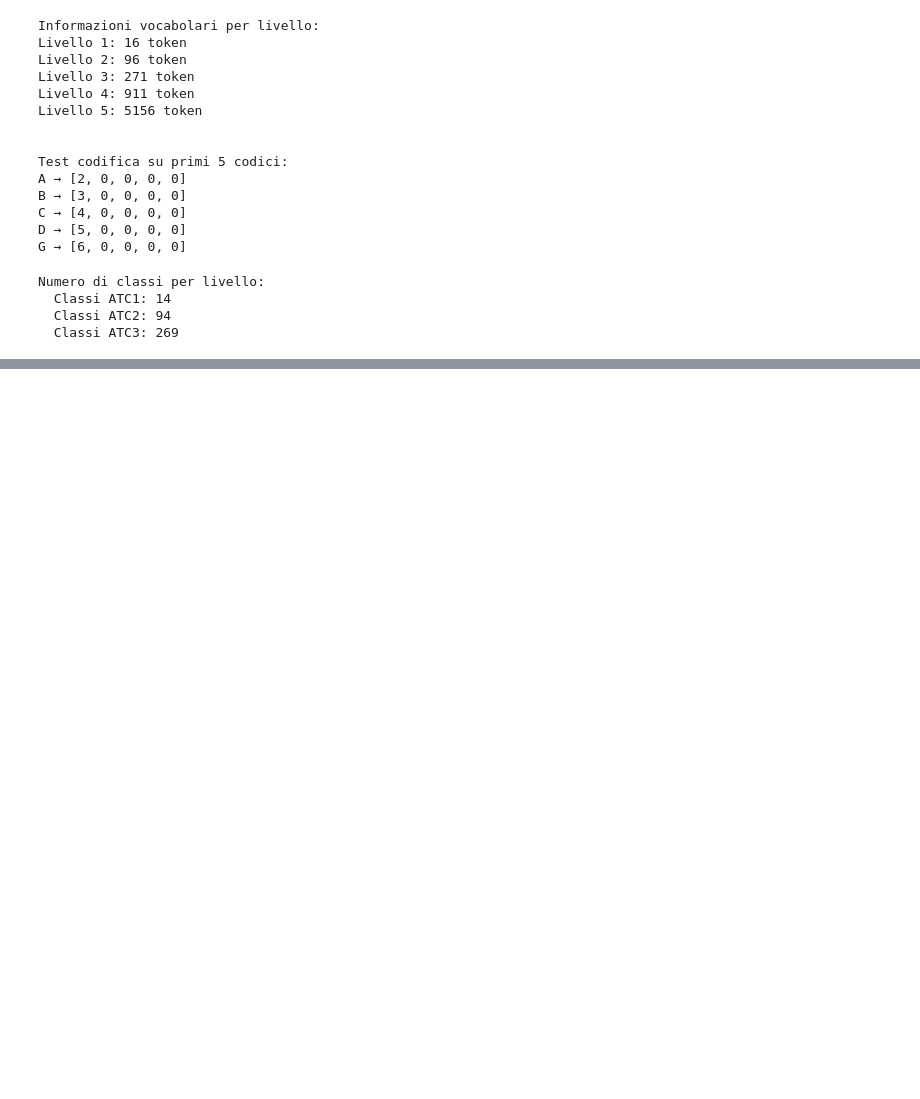
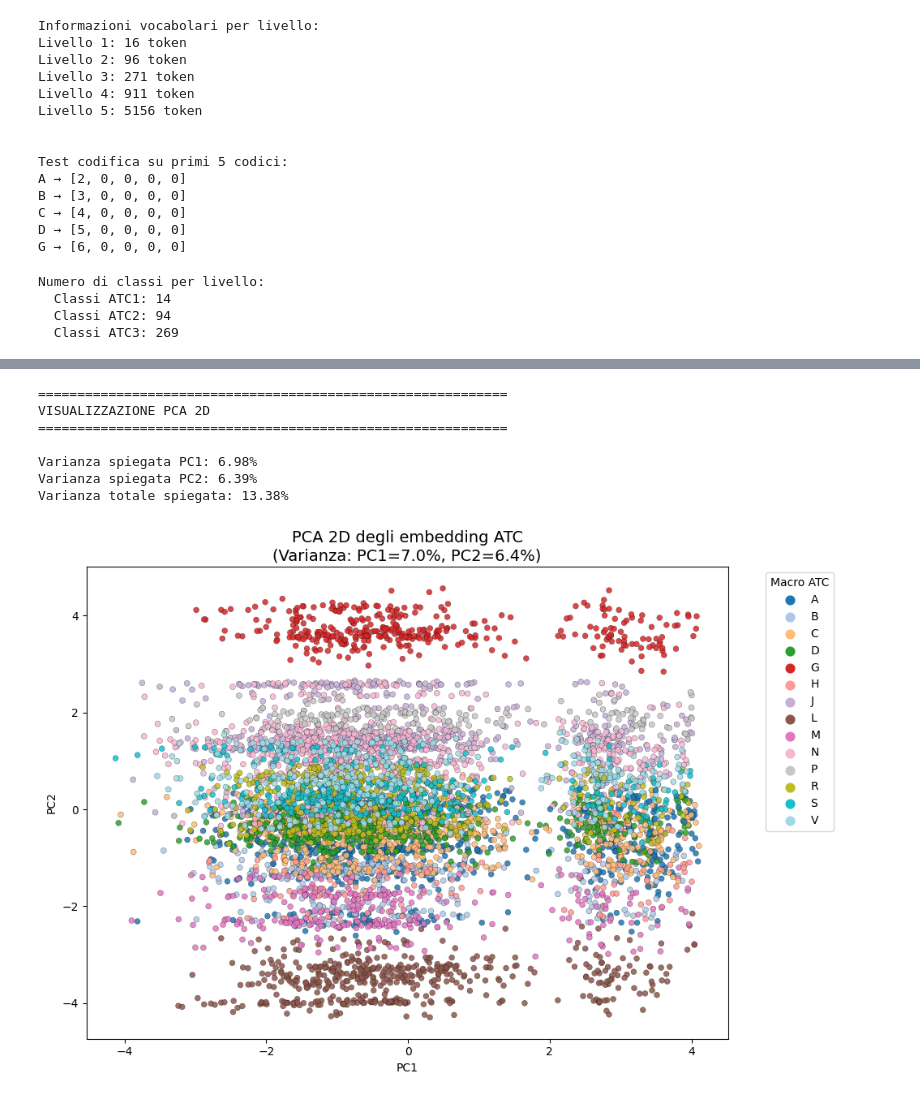
Before and after one commit to GioRoss/CodificaGerarchicaCodiciATC, a Jupyter notebook: CodificaGerarchicaCodiciATC.ipynb, the cells around one changed output, grey strips where cells are left out. Drawn from its saved outputs; the diff is of its cells as text; code cells hidden in the pictures; blank space fills up the shorter version.

```diff
--- a/CodificaGerarchicaCodiciATC.ipynb
+++ b/CodificaGerarchicaCodiciATC.ipynb
@@ -866,0 +894,55 @@ Distanza media per ATC1 diversa: 13.491
+# %%
+# VISUALIZZAZIONE PCA 2D
+
+print("\n" + "="*60)
+print("VISUALIZZAZIONE PCA 2D")
+print("="*60)
+
+macro = np.array([c[0] if isinstance(c, str) and len(c) > 0 else "?" for c in codes])
+unique_macro = sorted(set(macro))
+macro_to_id = {m: i for i, m in enumerate(unique_macro)}
+macro_ids = np.array([macro_to_id[m] for m in macro])
+
+pca = PCA(n_components=2, random_state=42)
+pca_2d = pca.fit_transform(emb_np)
+
+# Stampa informazioni sulla varianza spiegata
+var = pca.explained_variance_ratio_
+print(f"\nVarianza spiegata PC1: {var[0]*100:.2f}%")
+print(f"Varianza spiegata PC2: {var[1]*100:.2f}%")
+print(f"Varianza totale spiegata: {sum(var)*100:.2f}%")
+
+plt.figure(figsize=(10, 7))
+cmap = plt.cm.get_cmap("tab20", len(unique_macro))
+
+plt.scatter(
+    pca_2d[:, 0],
+    pca_2d[:, 1],
+    c=macro_ids,
+    cmap=cmap,
+    s=25,
+    alpha=0.85,
+    edgecolors="black",
+    linewidth=0.2
+)
+
+plt.title(f"PCA 2D degli embedding ATC\n(Varianza: PC1={var[0]*100:.1f}%, PC2={var[1]*100:.1f}%)",
+          fontsize=14)
+plt.xlabel(f"PC1")
+plt.ylabel(f"PC2")
+
+for macro_label, idx in macro_to_id.items():
+    plt.scatter([], [], color=cmap(idx), label=macro_label, s=60)
+
+plt.legend(title="Macro ATC", bbox_to_anchor=(1.05, 1), loc="upper left")
+plt.tight_layout()
+plt.show()
+# %% [output]
+============================================================
+VISUALIZZAZIONE PCA 2D
+============================================================
+
+Varianza spiegata PC1: 6.98%
+Varianza spiegata PC2: 6.39%
+Varianza totale spiegata: 13.38%
+[figure, added]
```
Also changed, not shown: parts of 5 cells of this notebook, 2 other files.
